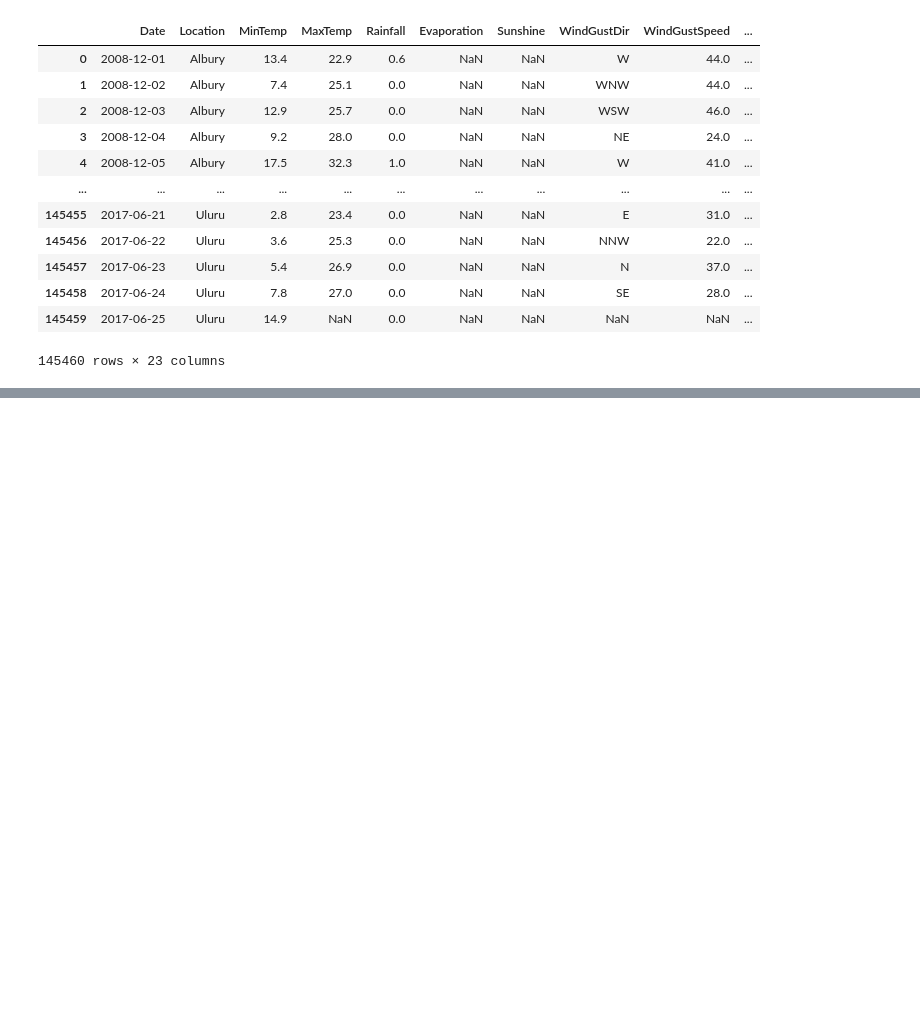
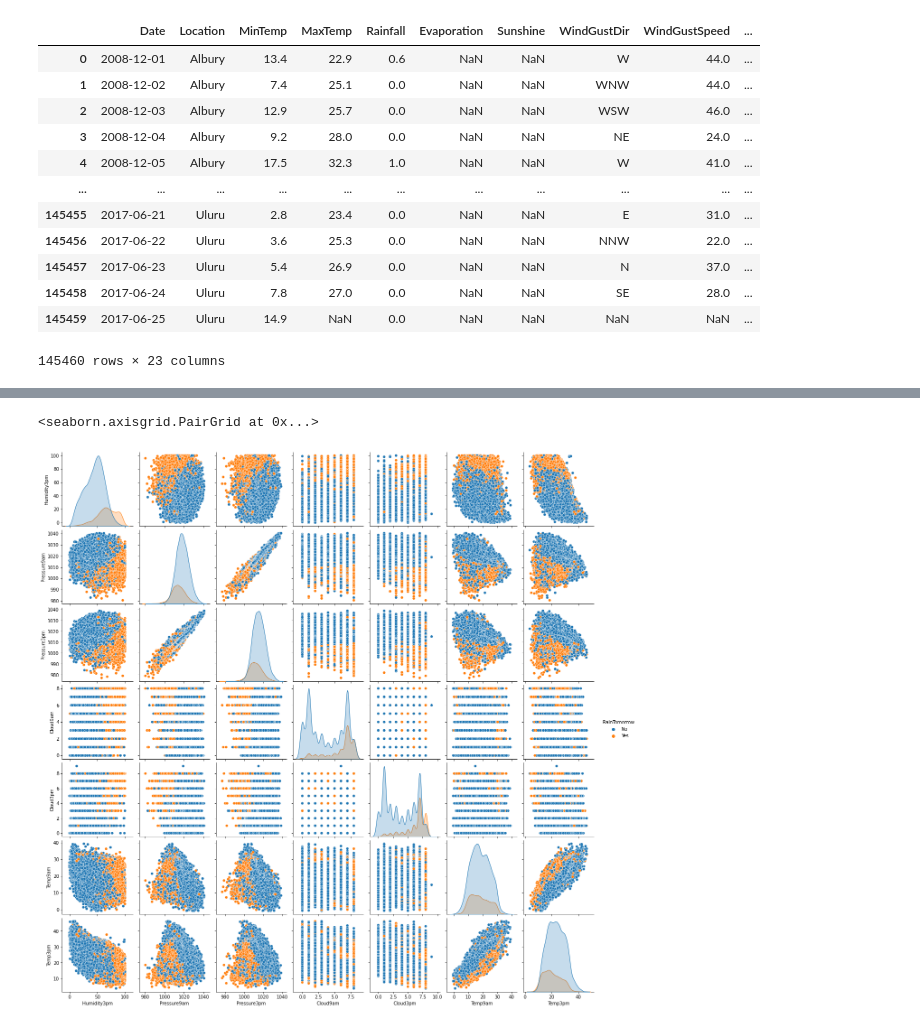
Before and after one commit to dayaniravi123/Machine-Learning-Projects, a Jupyter notebook: Rain_in_AUS.ipynb, the cells around one changed output, grey strips where cells are left out. Drawn from its saved outputs; the diff is of its cells as text; code cells hidden in the pictures; blank space fills up the shorter version.

```diff
--- a/Rain_in_AUS.ipynb
+++ b/Rain_in_AUS.ipynb
@@ -33,0 +91,7 @@ dataset
+# %%
+## Plot 3
+
+sns.pairplot(dataset[['Humidity3pm','Pressure9am', 'Pressure3pm', 'Cloud9am', 'Cloud3pm', 'Temp9am', 'Temp3pm', 'RainTomorrow']], hue = 'RainTomorrow')
+# %% [output]
+<seaborn.axisgrid.PairGrid at 0x...>
+[figure, added]
```
Also changed, not shown: parts of 5 cells of this notebook.
